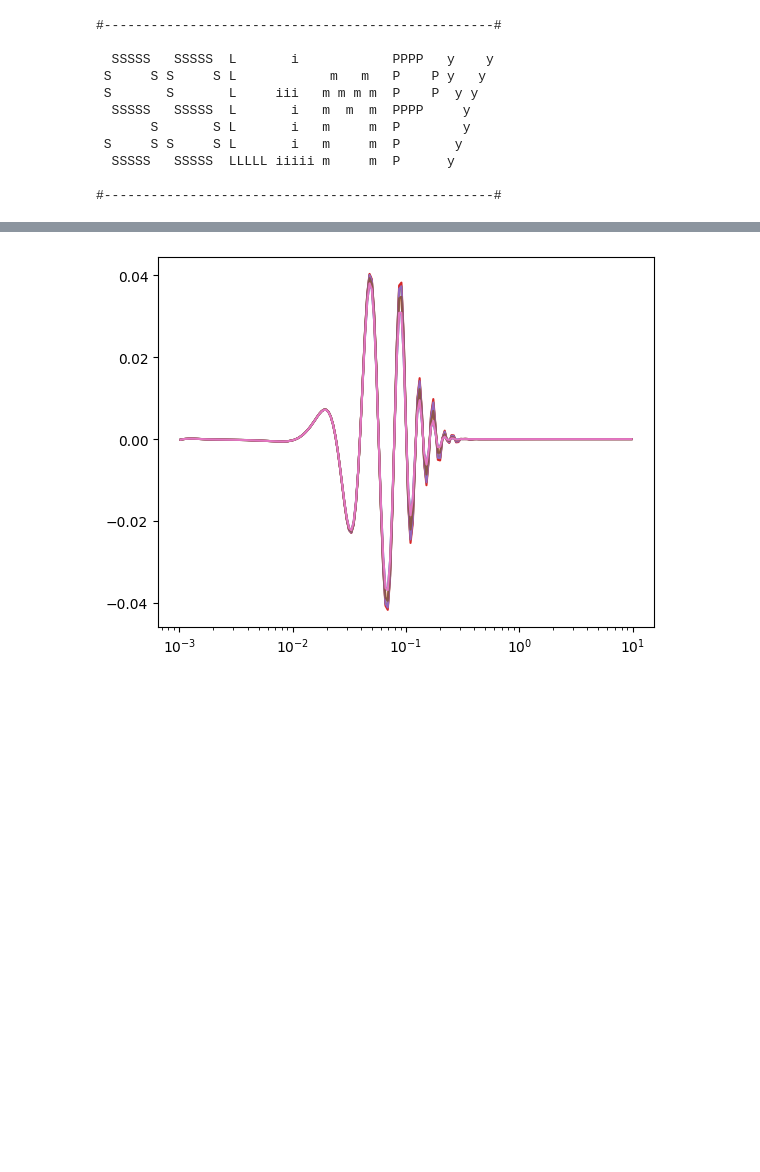
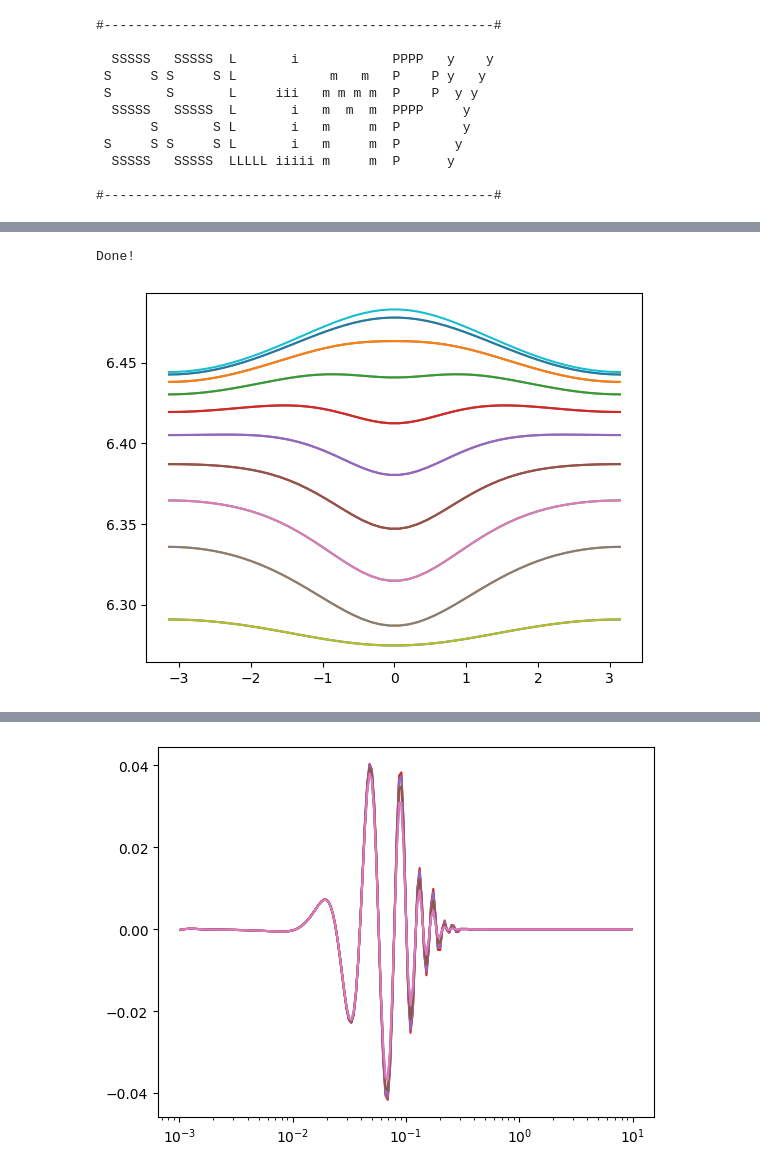
Before and after one commit to Sefa76/SSLimPy, a Jupyter notebook: SSLimPy.ipynb, the cells around one changed output, grey strips where cells are left out. Saved outputs shown, nothing was run; the diff lists cells and outputs as text; code cells hidden in the pictures; blank space fills up the shorter version.

Commit message:
strange bugs in the interpolation

```diff
--- a/SSLimPy.ipynb
+++ b/SSLimPy.ipynb
@@ -71,0 +70,32 @@ plt.loglog(pobs.k,np.squeeze(pobs.Pk_obs[:,::16,:])/np.squeeze(pobs.Pk_obs[:,62,
+# %%
+k = pobs.k
+mu = pobs.mu
+pk_inter = RectBivariateSpline(np.log(k.value),mu,np.log(Pk[:,:,0].value))
+# %%
+deltaphi = np.linspace(-np.pi, np.pi)
+muq = copy.copy(mu)
+# Testing stuff
+q = 2e-2
+k = 7e-2
+
+kmq = np.empty((*mu.shape,*muq.shape,*deltaphi.shape))
+mukmq = np.empty_like(kmq)
+for imu, mui in enumerate(mu):
+    for imuq, muqi in enumerate(muq):
+        for idp, dpi in enumerate(deltaphi):
+            kmq[imu,imuq,idp] = np.sqrt(
+                k**2 + q**2 - 2 * q * k
+                * ( mui * muqi
+                + np.sqrt(1 - mui**2)
+                * np.sqrt(1 - muqi**2)
+                * np.cos(dpi))
+                )
+            mukmq[imu,imuq,idp] = (k*mui - q*muqi) / kmq[imu,imuq,idp]
+# %%
+Pkmq= pk_inter(kmq,mukmq,grid=False)
+# %%
+plt.plot(deltaphi,Pkmq[63,::7,:].T)
+print("Done!")
+# %% [output]
+Done!
+[figure, added]
```
Also changed, not shown: parts of 34 cells of this notebook, 1 other file.
